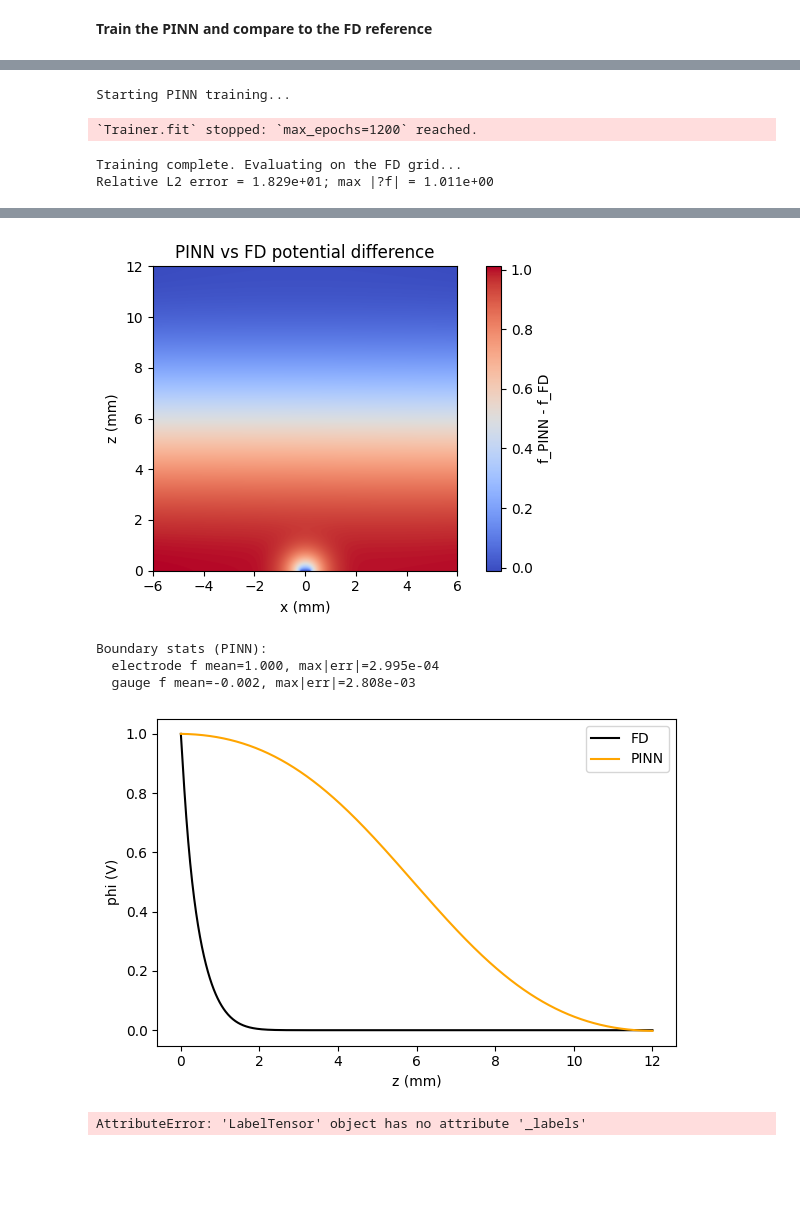
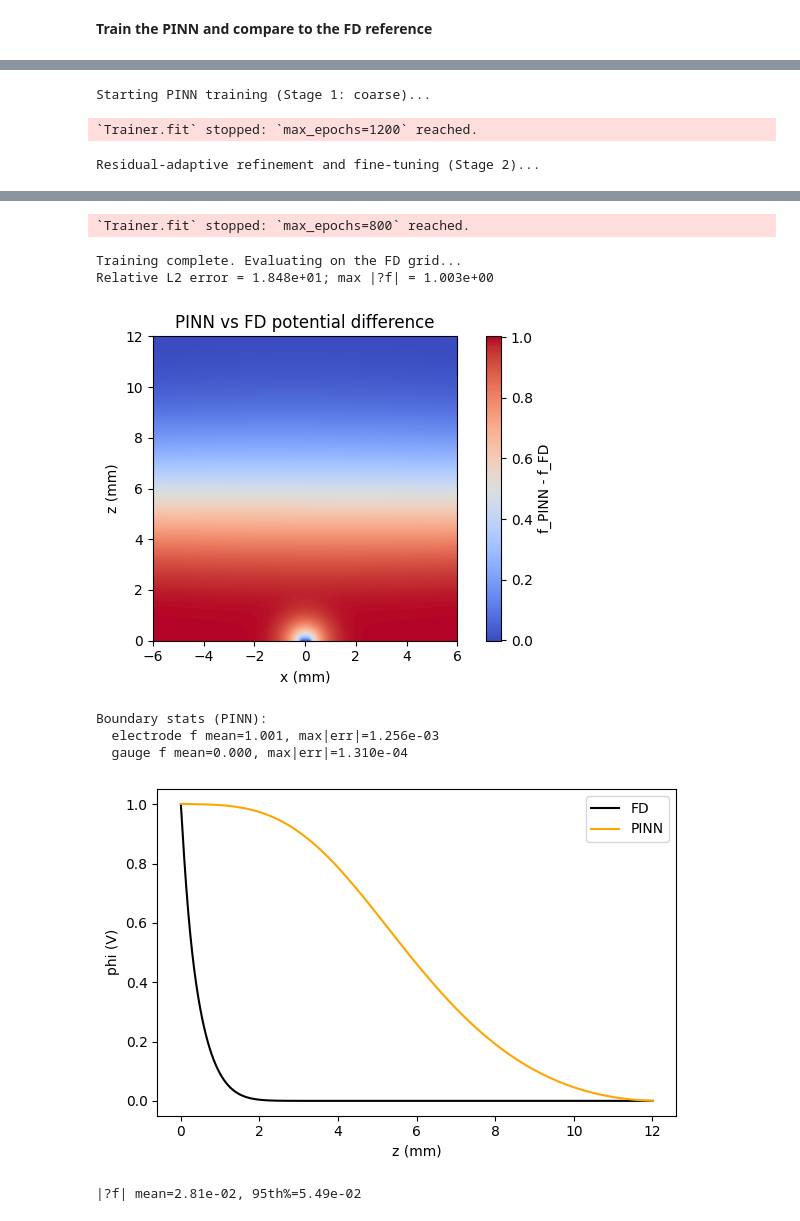
Before and after one commit to mnxbioe/BME_Capstone_UH_2025, a Jupyter notebook: notebooks/Tower_A_2D_Demo/TowerADemo_v2.ipynb, the cells around one changed output, grey strips where cells are left out. Cells and saved outputs as stored; diff of their text form; code cells hidden in the pictures; blank space fills up the shorter version.

Commit message:
Two stage training implemented

```diff
--- a/notebooks/Tower_A_2D_Demo/TowerADemo_v2.ipynb
+++ b/notebooks/Tower_A_2D_Demo/TowerADemo_v2.ipynb
@@ -610,8 +684,22 @@ def laplacian_stats(solver, geometry: TowerA2DGeometry, n: int = 5_000):
 RUN_TRAINING = True
 
 if RUN_TRAINING:
-    print('Starting PINN training...')
+    print('Starting PINN training (Stage 1: coarse)...')
     run = train_tower_a_pinn()
+
+    # --- Stage 2: refinement -----------------------------------------------
+    print('Residual-adaptive refinement and fine-tuning (Stage 2)...')
+    add_rar_points(run['problem'], run['solver'], n_new=20000, cand_factor=10)
+    fine_tune_trainer(
+        run['solver'],
+        max_epochs=800,
+        lr_factor=0.25,
+        accelerator=trainer_device_kwargs()['accelerator'],
+        devices=trainer_device_kwargs()['devices'],
+        train_size=1.0, val_size=0.0, test_size=0.0, batch_size=None
+    )
+    # ------------------------------------------------------------------------
+
     print('Training complete. Evaluating on the FD grid...')
     phi_pinn, Ex_pinn, Ez_pinn, Emag_pinn = compute_field_from_model(run['model'])
     compare_fd_to_pinn(phi_fd, phi_pinn)
@@ -649,7 +737,6 @@ LOCAL_RANK: 0 - CUDA_VISIBLE_DEVICES: [0]
 0.084     Total estimated model params size (MB)
 19        Modules in train mode
 0         Modules in eval mode
-Starting PINN training...
+Starting PINN training (Stage 1: coarse)...
 `Trainer.fit` stopped: `max_epochs=1200` reached.
-Training complete. Evaluating on the FD grid...
-Relative L2 error = 1.829e+01; max |?f| = 1.011e+00
+Residual-adaptive refinement and fine-tuning (Stage 2)...
@@ -656,6 +762,9 @@ Relative L2 error = 1.829e+01; max |?f| = 1.011e+00
+`Trainer.fit` stopped: `max_epochs=800` reached.
+Training complete. Evaluating on the FD grid...
+Relative L2 error = 1.848e+01; max |?f| = 1.003e+00
-[figure, old version]
+[figure, new version]
-Boundary stats (PINN):
-  electrode f mean=1.000, max|err|=2.995e-04
-  gauge f mean=-0.002, max|err|=2.808e-03
+Boundary stats (PINN):
+  electrode f mean=1.001, max|err|=1.256e-03
+  gauge f mean=0.000, max|err|=1.310e-04
-[figure, old version]
+[figure, new version]
-AttributeError: 'LabelTensor' object has no attribute '_labels'
+|?f| mean=2.81e-02, 95th%=5.49e-02
```
Also changed, not shown: parts of 4 cells of this notebook.
